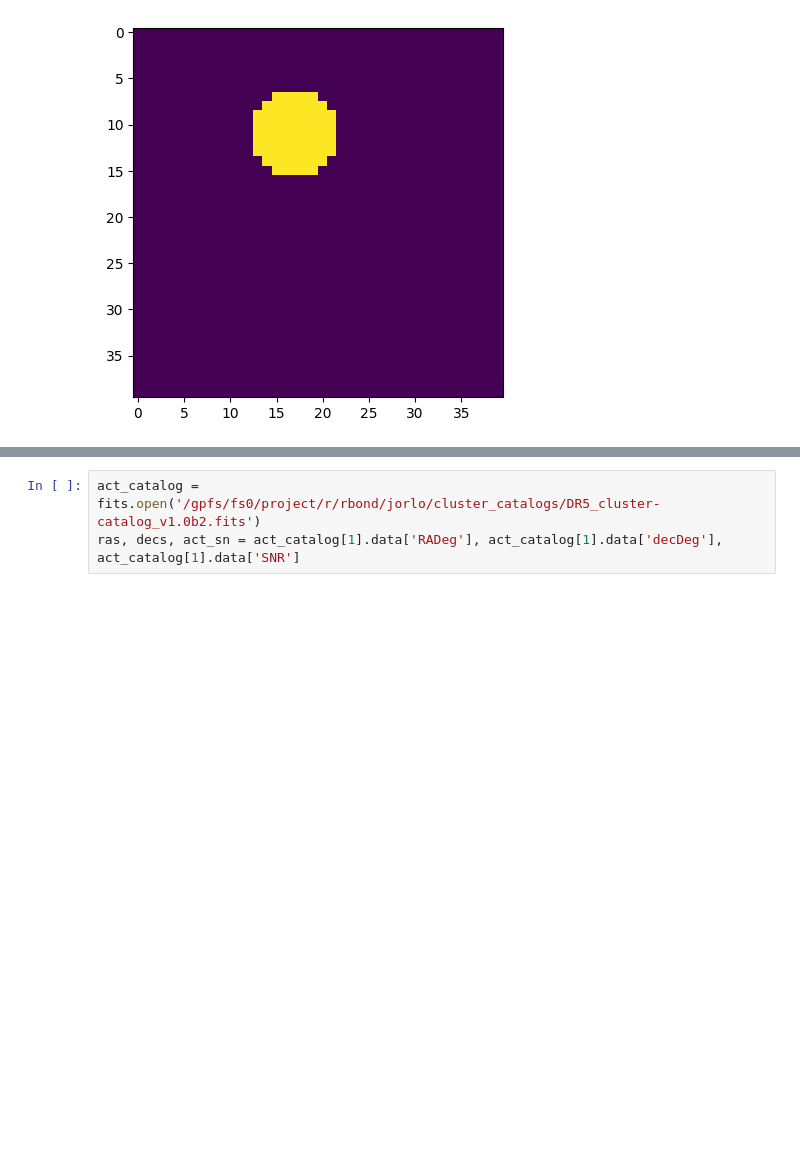
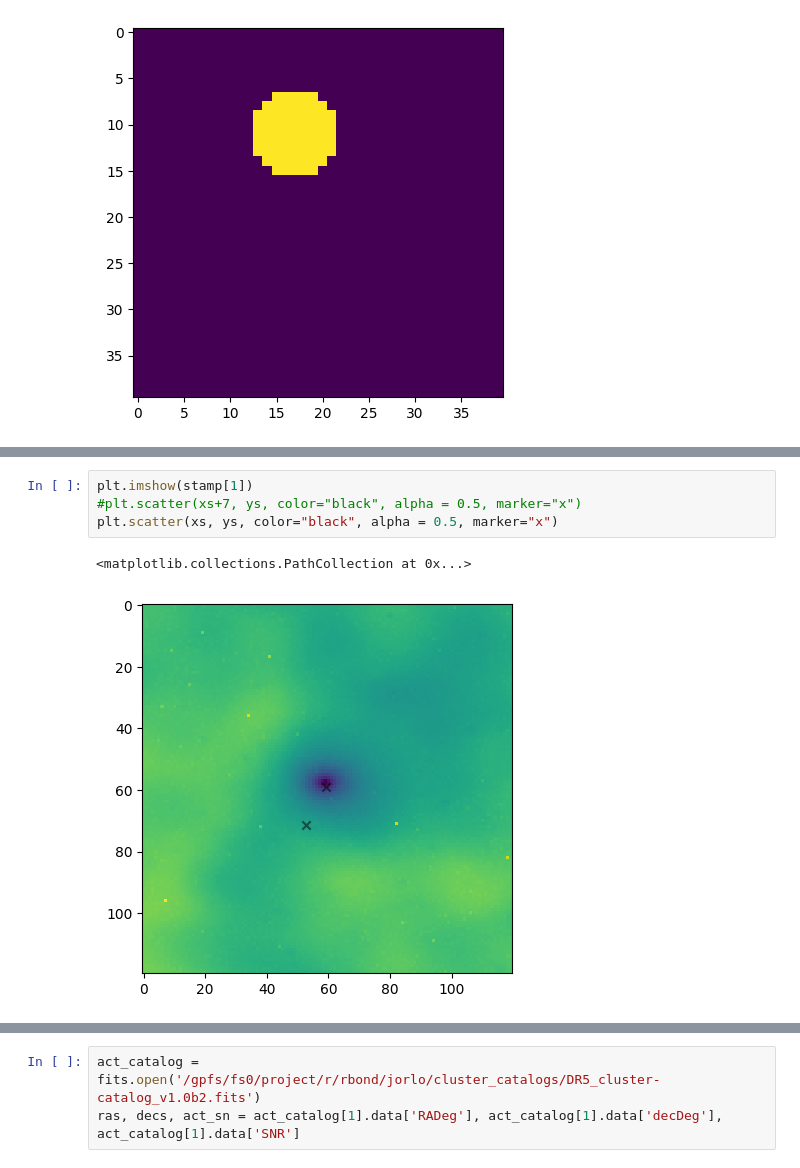
Before and after one commit to Sulla2012/ml-clusters, a Jupyter notebook: stamper_full.ipynb, the cells around one changed output, grey strips where cells are left out. Cells and saved outputs as stored; diff of their text form; blank space fills up the shorter version.

```diff
--- a/stamper_full.ipynb
+++ b/stamper_full.ipynb
@@ -276,0 +413,7 @@ array([0., 1., 2., 3., 4., 5., 6.])
+# %%
+plt.imshow(stamp[1])
+#plt.scatter(xs+7, ys, color="black", alpha = 0.5, marker="x")
+plt.scatter(xs, ys, color="black", alpha = 0.5, marker="x")
+# %% [output]
+<matplotlib.collections.PathCollection at 0x...>
+[figure, added]
```
Also changed, not shown: parts of 31 cells of this notebook, 1 other file.
